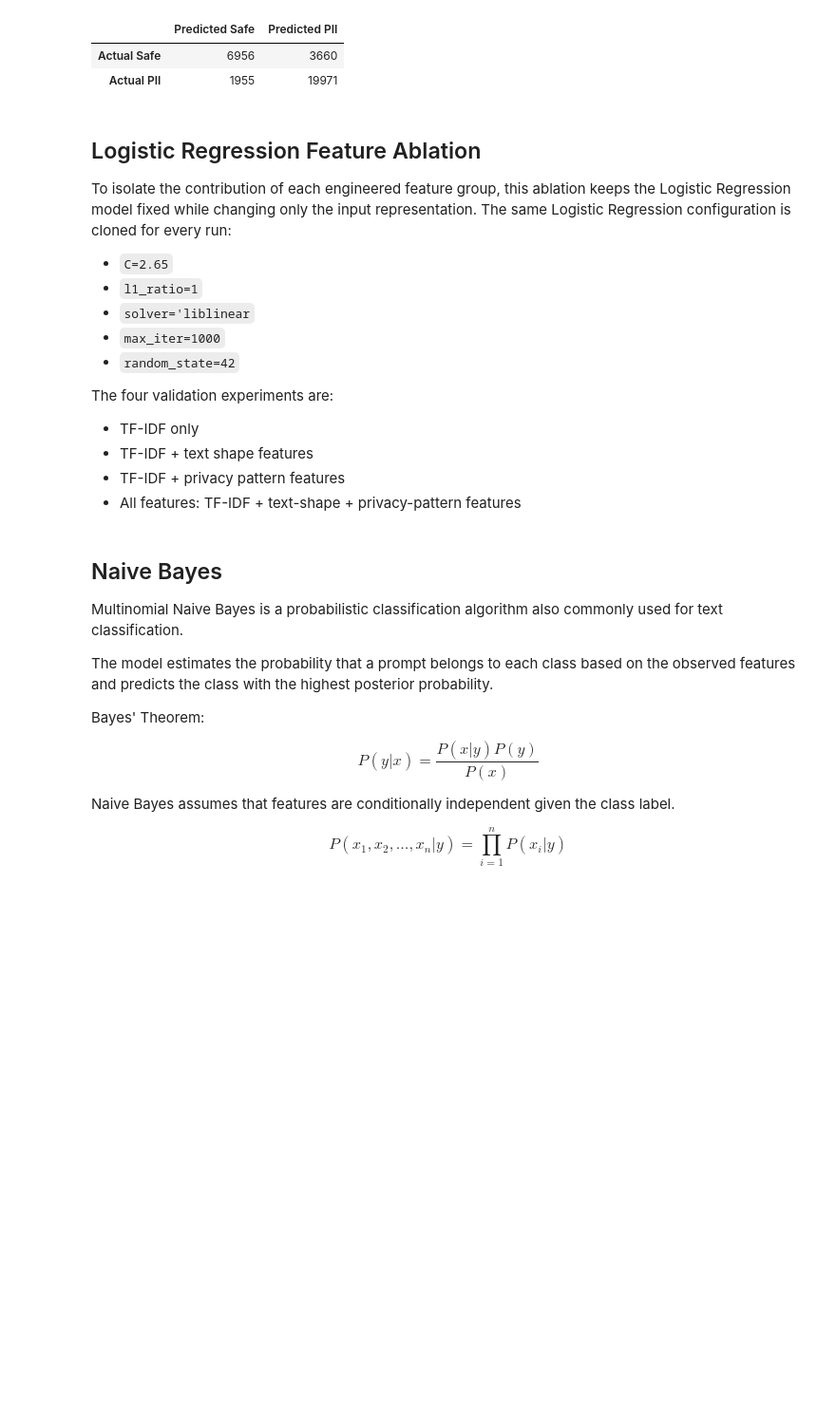
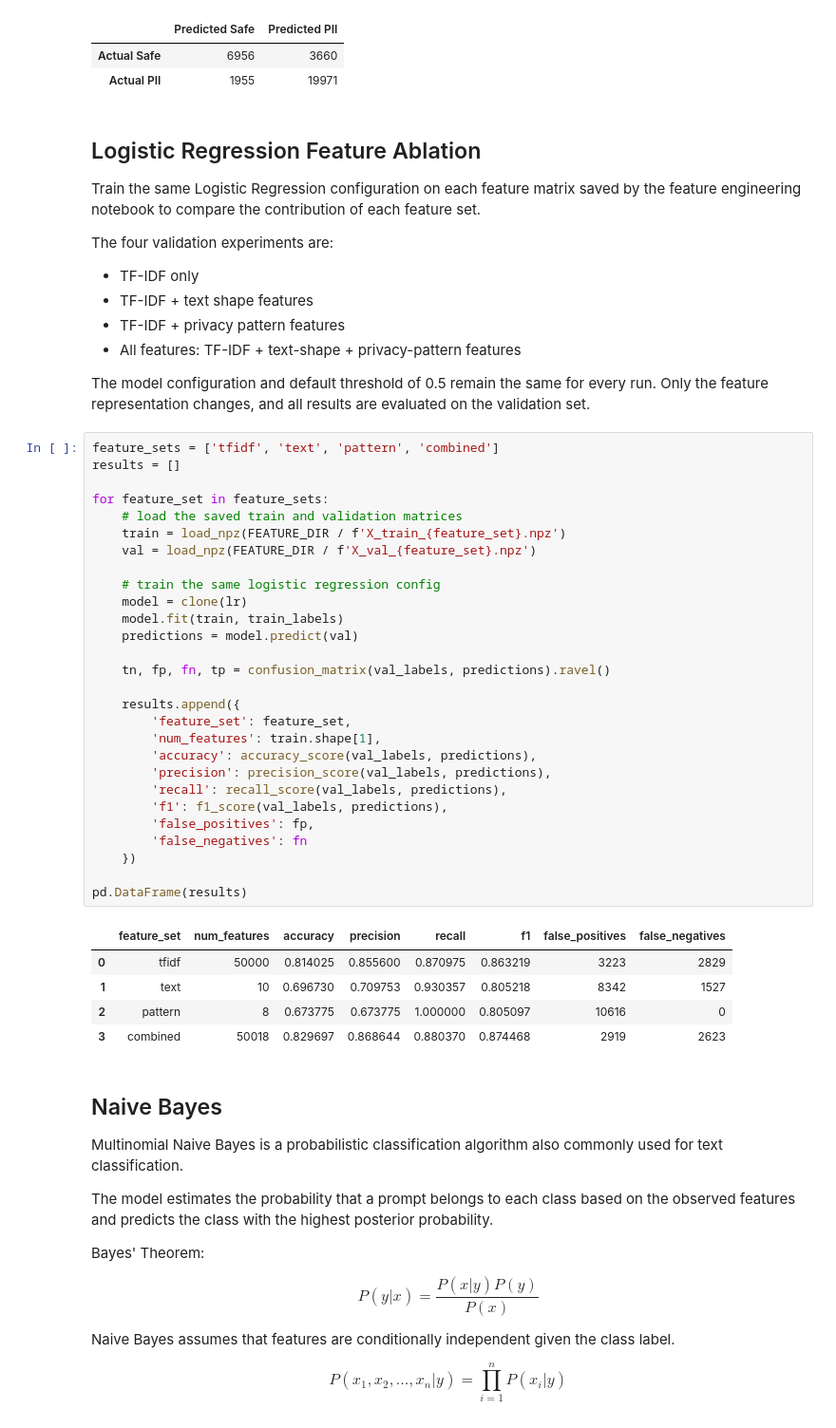
Before and after one commit to Cyber-207/cyber207_specialized_PII_detection_comparison, a Jupyter notebook: notebooks/03_classical_models.ipynb, the cells around one changed output. Shown at 95% size. Cells and saved outputs as stored; diff of their text form; blank space fills up the shorter version.

Commit message:
Ablation with standalone and combined

```diff
--- a/notebooks/03_classical_models.ipynb
+++ b/notebooks/03_classical_models.ipynb
@@ -370,18 +370,49 @@ weighted avg       0.82      0.83      0.82     32542
 # %% [markdown]
 ## Logistic Regression Feature Ablation
 
-To isolate the contribution of each engineered feature group, this ablation keeps the Logistic Regression model fixed while changing only the input representation. The same Logistic Regression configuration is cloned for every run:
-- `C=2.65`
-- `l1_ratio=1`
-- `solver='liblinear`
-- `max_iter=1000`
-- `random_state=42`
+Train the same Logistic Regression configuration on each feature matrix saved by the feature engineering notebook to compare the contribution of each feature set.
 
 The four validation experiments are:
 - TF-IDF only
 - TF-IDF + text shape features
 - TF-IDF + privacy pattern features
 - All features: TF-IDF + text-shape + privacy-pattern features
+
+The model configuration and default threshold of 0.5 remain the same for every run. Only the feature representation changes, and all results are evaluated on the validation set.
+# %%
+feature_sets = ['tfidf', 'text', 'pattern', 'combined']
+results = []
+
+for feature_set in feature_sets:
+    # load the saved train and validation matrices
+    train = load_npz(FEATURE_DIR / f'X_train_{feature_set}.npz')
+    val = load_npz(FEATURE_DIR / f'X_val_{feature_set}.npz')
+
+    # train the same logistic regression config
+    model = clone(lr)
+    model.fit(train, train_labels)
+    predictions = model.predict(val)
+
+    tn, fp, fn, tp = confusion_matrix(val_labels, predictions).ravel()
+
+    results.append({
+        'feature_set': feature_set,
+        'num_features': train.shape[1],
+        'accuracy': accuracy_score(val_labels, predictions),
+        'precision': precision_score(val_labels, predictions),
+        'recall': recall_score(val_labels, predictions),
+        'f1': f1_score(val_labels, predictions),
+        'false_positives': fp,
+        'false_negatives': fn
+    })
+
+pd.DataFrame(results)
+# %% [output]
+|  | feature_set | num_features | accuracy | precision | recall | f1 | false_positives | false_negatives |
+| 0 | tfidf | 50000 | 0.814025 | 0.855600 | 0.870975 | 0.863219 | 3223 | 2829 |
+| 1 | text | 10 | 0.696730 | 0.709753 | 0.930357 | 0.805218 | 8342 | 1527 |
+| 2 | pattern | 8 | 0.673775 | 0.673775 | 1.000000 | 0.805097 | 10616 | 0 |
+| 3 | combined | 50018 | 0.829697 | 0.868644 | 0.880370 | 0.874468 | 2919 | 2623 |
 # %% [markdown]
 ## Naive Bayes
 
```
Also changed, not shown: parts of 4 cells of this notebook.
